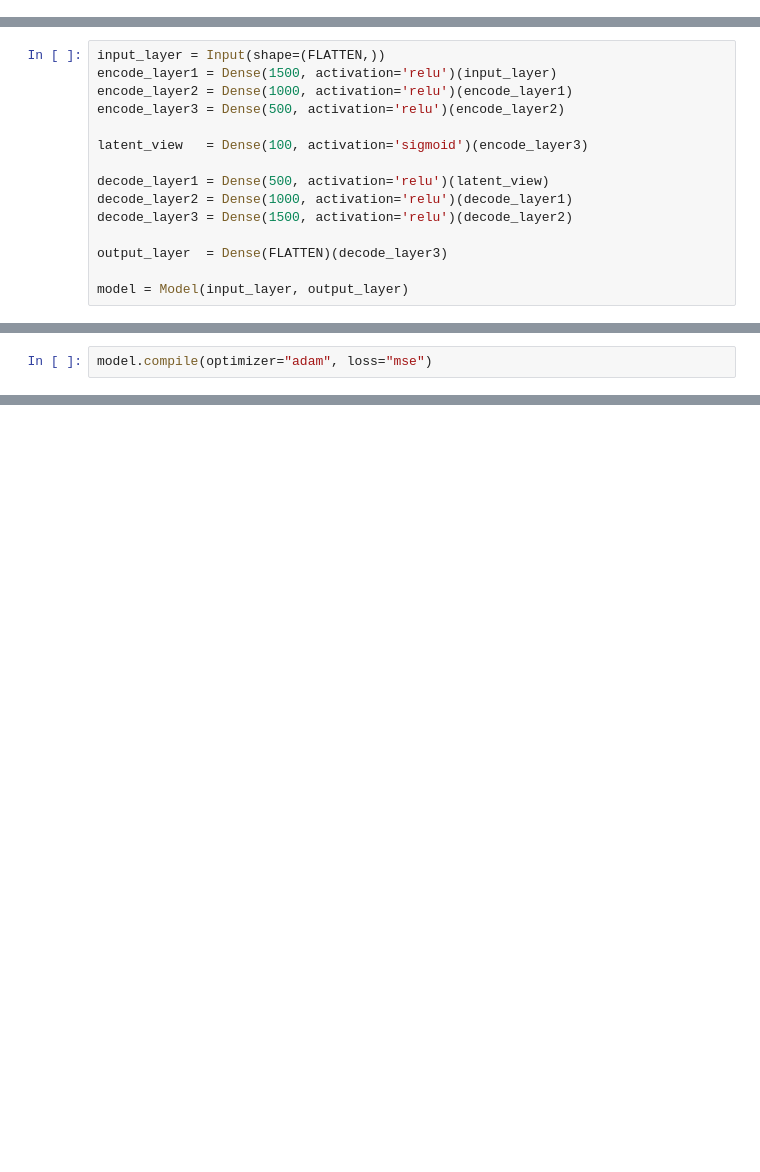
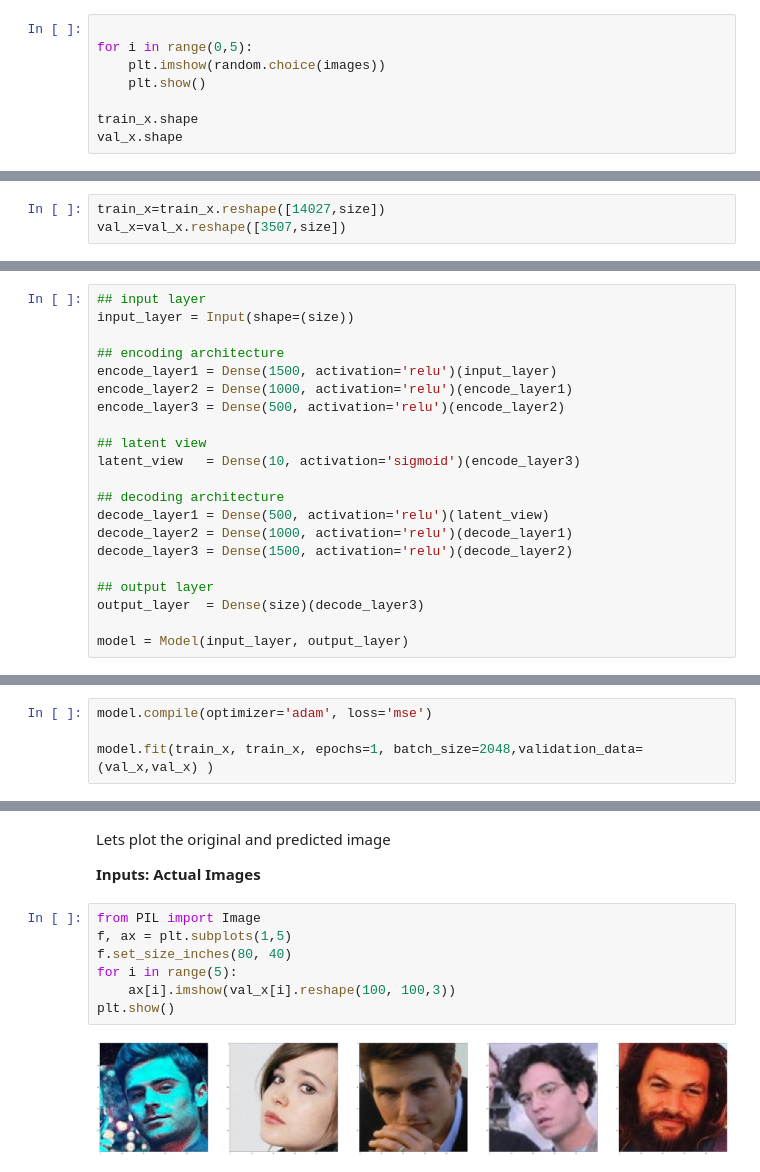
Before and after one commit to dhzdhd/DSE, a Jupyter notebook: Year 3/Semester 5/DL lab/Week 9/W9.ipynb, the cells around one changed output, grey strips where cells are left out. Drawn from its saved outputs; the diff is of its cells as text; blank space fills up the shorter version.

```diff
--- a/Year 3/Semester 5/DL lab/Week 9/W9.ipynb
+++ b/Year 3/Semester 5/DL lab/Week 9/W9.ipynb
@@ -79,0 +49,8 @@ X_val = X_val.reshape((3507, FLATTEN))
+# %%
+
+for i in range(0,5):
+    plt.imshow(random.choice(images))
+    plt.show()
+
+train_x.shape
+val_x.shape
@@ -79,0 +64,3 @@ X_val = X_val.reshape((3507, FLATTEN))
+# %%
+train_x=train_x.reshape([14027,size])
+val_x=val_x.reshape([3507,size])
@@ -80,16 +69,22 @@ X_val = X_val.reshape((3507, FLATTEN))
 # %%
-input_layer = Input(shape=(FLATTEN,))
+## input layer
+input_layer = Input(shape=(size))
+
+## encoding architecture
 encode_layer1 = Dense(1500, activation='relu')(input_layer)
 encode_layer2 = Dense(1000, activation='relu')(encode_layer1)
 encode_layer3 = Dense(500, activation='relu')(encode_layer2)
 
-latent_view   = Dense(100, activation='sigmoid')(encode_layer3)
+## latent view
+latent_view   = Dense(10, activation='sigmoid')(encode_layer3)
 
+## decoding architecture
 decode_layer1 = Dense(500, activation='relu')(latent_view)
 decode_layer2 = Dense(1000, activation='relu')(decode_layer1)
 decode_layer3 = Dense(1500, activation='relu')(decode_layer2)
 
-output_layer  = Dense(FLATTEN)(decode_layer3)
+## output layer
+output_layer  = Dense(size)(decode_layer3)
 
 model = Model(input_layer, output_layer)
 # %% [output]
@@ -126,2 +125,4 @@ _________________________________________________________________
 # %%
-model.compile(optimizer="adam", loss="mse")
+model.compile(optimizer='adam', loss='mse')
+
+model.fit(train_x, train_x, epochs=1, batch_size=2048,validation_data=(val_x,val_x) )
@@ -151,0 +143,13 @@ preds[:10]
+# %% [markdown]
+Lets plot the original and predicted image
+
+**Inputs: Actual Images**
+# %%
+from PIL import Image
+f, ax = plt.subplots(1,5)
+f.set_size_inches(80, 40)
+for i in range(5):
+    ax[i].imshow(val_x[i].reshape(100, 100,3))
+plt.show()
+# %% [output]
+[figure, added]
```
Also changed, not shown: parts of 43 cells of this notebook, 4 other files.
